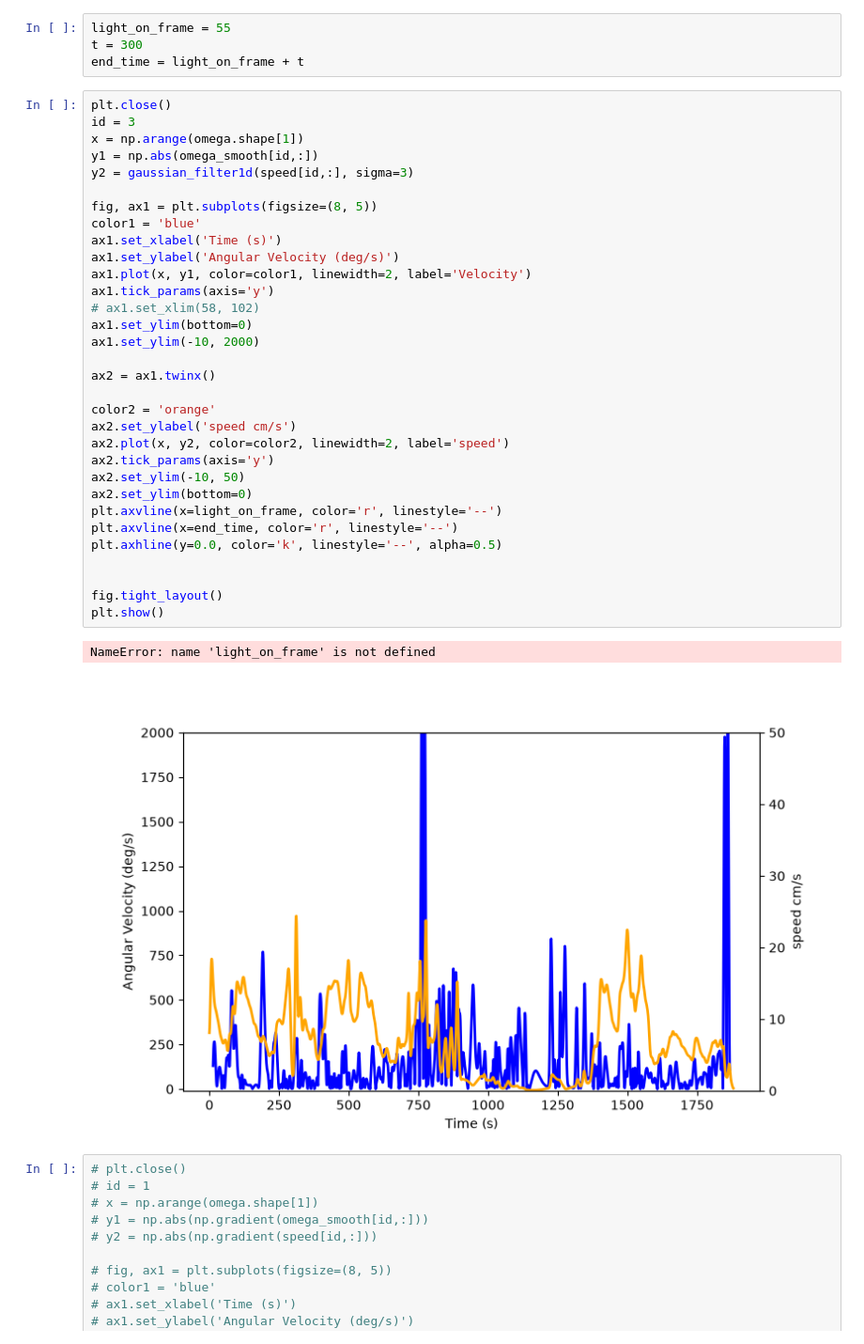
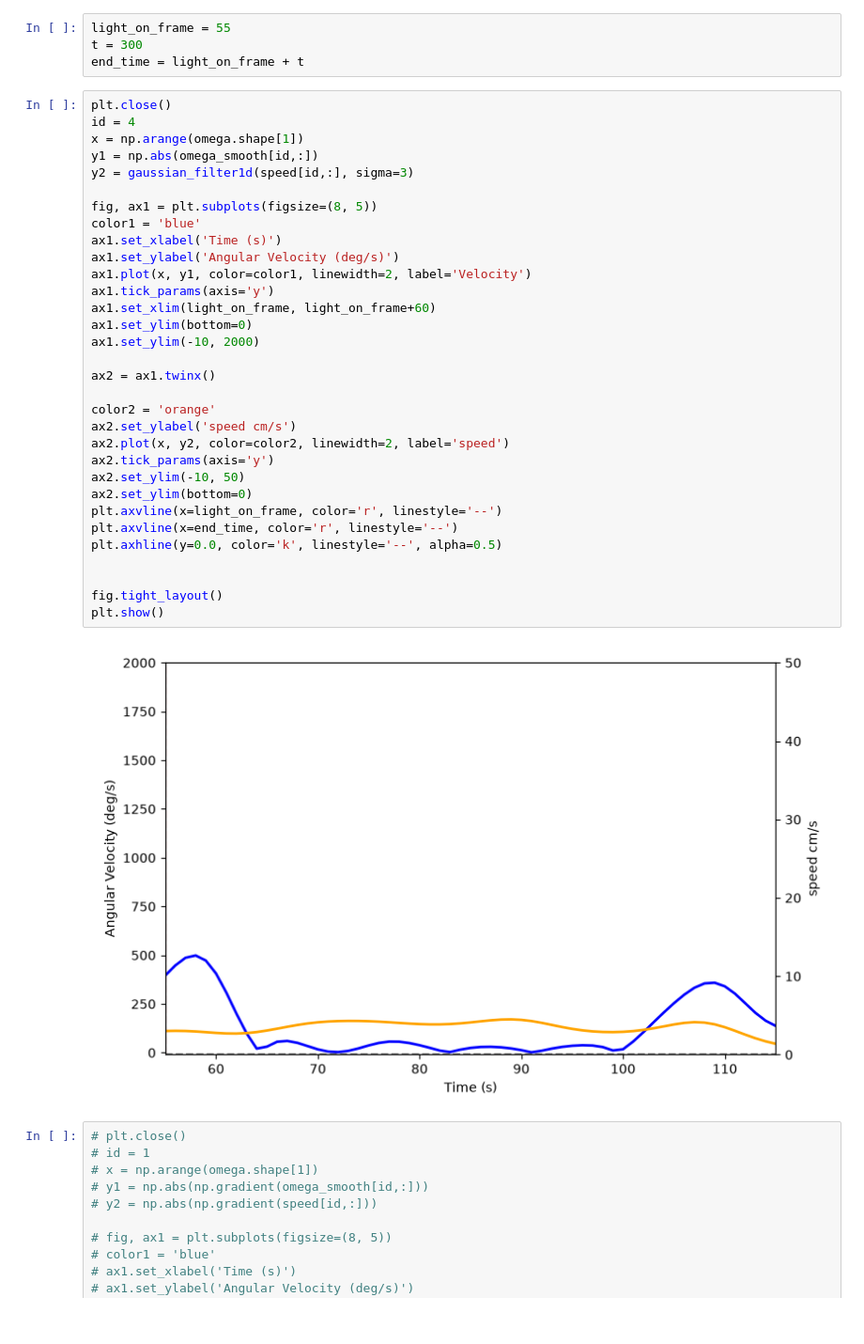
Before and after one commit to tee-lab/collective_escape_dynamics, a Jupyter notebook: test_bed.ipynb, the cells around one changed output. Shown at 94% size. Drawn from its saved outputs; the diff is of its cells as text.

```diff
--- a/test_bed.ipynb
+++ b/test_bed.ipynb
@@ -102,39 +102,38 @@ t = 300
 end_time = light_on_frame + t
 # %%
 plt.close()
-id = 3
+id = 4
 x = np.arange(omega.shape[1])
 y1 = np.abs(omega_smooth[id,:])
 y2 = gaussian_filter1d(speed[id,:], sigma=3)
 
 fig, ax1 = plt.subplots(figsize=(8, 5))
 color1 = 'blue'
 ax1.set_xlabel('Time (s)')
 ax1.set_ylabel('Angular Velocity (deg/s)')
 ax1.plot(x, y1, color=color1, linewidth=2, label='Velocity')
 ax1.tick_params(axis='y')
-# ax1.set_xlim(58, 102)
+ax1.set_xlim(light_on_frame, light_on_frame+60)
 ax1.set_ylim(bottom=0)
 ax1.set_ylim(-10, 2000)
 
 ax2 = ax1.twinx()
 
 color2 = 'orange'
 ax2.set_ylabel('speed cm/s')
 ax2.plot(x, y2, color=color2, linewidth=2, label='speed')
 ax2.tick_params(axis='y')
 ax2.set_ylim(-10, 50)
 ax2.set_ylim(bottom=0)
 plt.axvline(x=light_on_frame, color='r', linestyle='--')
 plt.axvline(x=end_time, color='r', linestyle='--')
 plt.axhline(y=0.0, color='k', linestyle='--', alpha=0.5)
 
 
 fig.tight_layout()
 plt.show()
 # %% [output]
-NameError: name 'light_on_frame' is not defined
-[figure, old version]
+[figure, new version]
 # %%
 # plt.close()
 # id = 1
```
Also changed, not shown: parts of 2 cells of this notebook, 2 other files.
